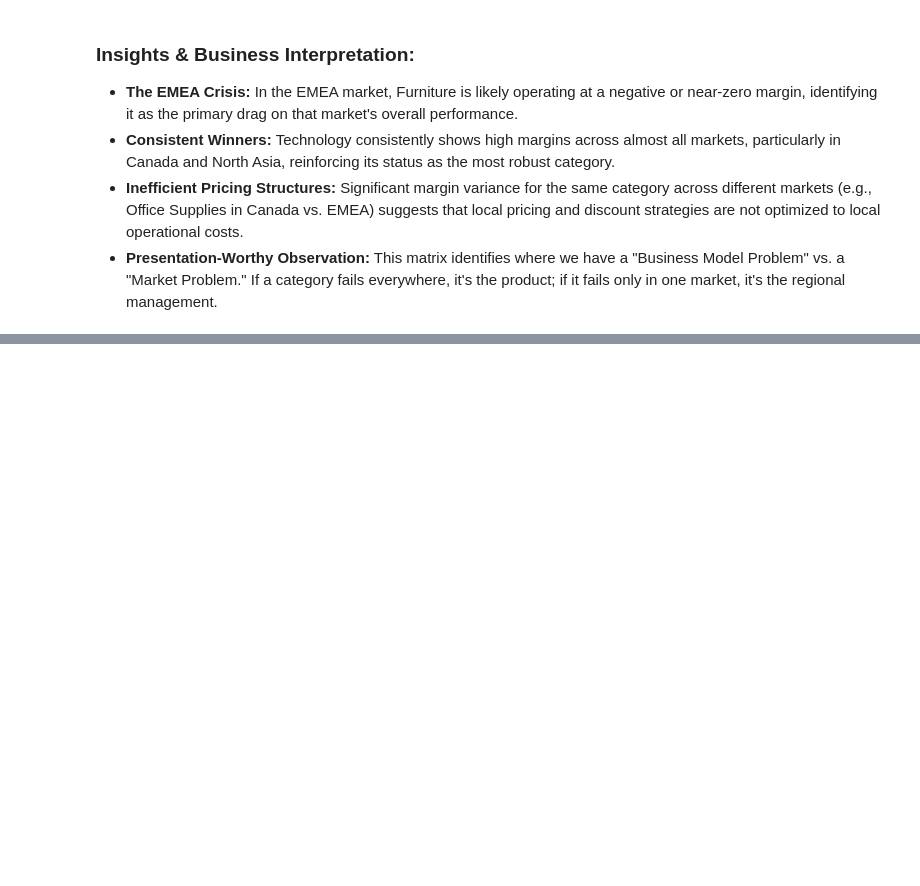
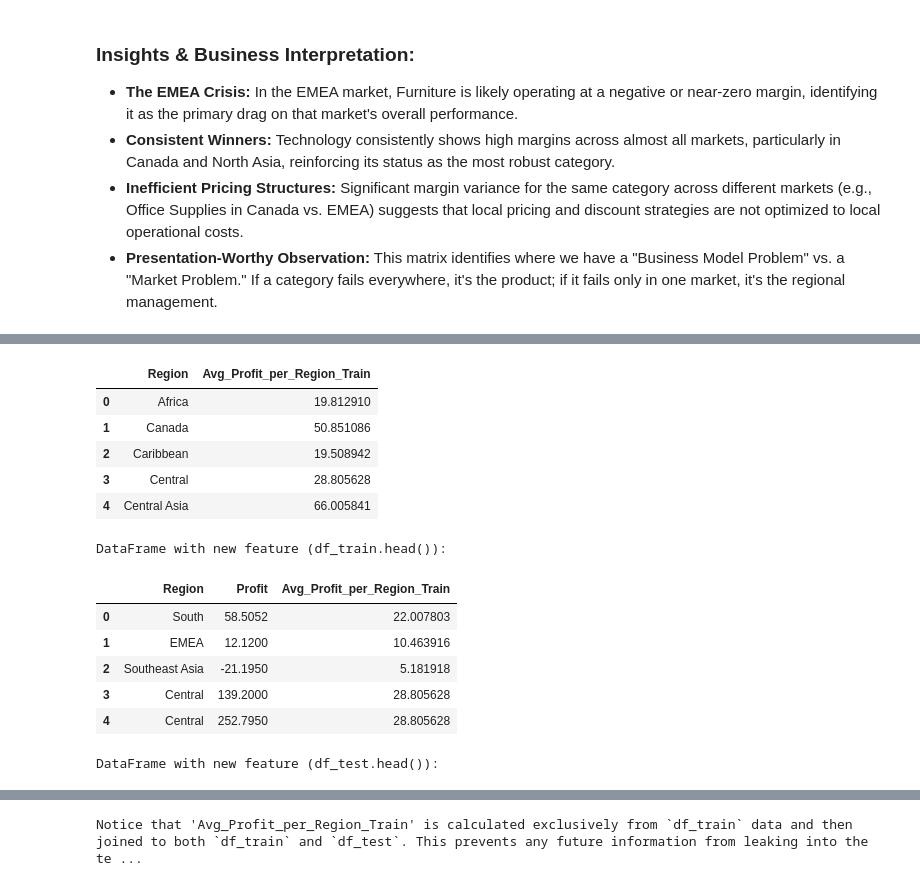
Before and after one commit to ShlokBagwe/Global-Super-Store, a Jupyter notebook: GLobal_SuperStore_Sales_v2.ipynb, the cells around one changed output, grey strips where cells are left out. Drawn from its saved outputs; the diff is of its cells as text; code cells hidden in the pictures; blank space fills up the shorter version.

```diff
--- a/GLobal_SuperStore_Sales_v2.ipynb
+++ b/GLobal_SuperStore_Sales_v2.ipynb
@@ -1032,0 +1093,7 @@ Average Discount for Top 20 Losses: 65.25%
+# %%
+if 'discount_bin' in df.columns:
+    print("Dropping 'discount_bin' as it was an EDA-only feature.")
+    df.drop(columns=['discount_bin'], inplace=True)
+    print(f"Remaining columns: {df.columns.tolist()}")
+else:
+    print("'discount_bin' column not found in DataFrame. No action needed.")
@@ -1032,0 +1105,56 @@ Average Discount for Top 20 Losses: 65.25%
+# %%
+# 1. Explanation of the Train-Test Split Timing Rule for Aggregation Features
+print("\n--- Explanation: Train-Test Split Timing Rule for Aggregation Features ---")
+print("When building machine learning models, especially with time-series or panel data, it is crucial to maintain a strict separation between training and testing data. This is particularly important for features that involve aggregation (e.g., mean, sum, count) across groups or time windows.")
+
+print("\n**Why ALL group-based aggregation features must be computed on TRAINING DATA ONLY and then merged into test data (to prevent Data Leakage):**")
+print("1.  **Data Leakage:** This is the primary reason. Data leakage occurs when information from the test set 'leaks' into the training process. If aggregation features are computed using the entire dataset (including the test set), the model will implicitly learn patterns from the future or unseen data. This leads to an overly optimistic evaluation of the model's performance on the test set, as it has 'seen' some characteristics of the test data during training.")
+print("2.  **Unrealistic Scenario Simulation:** In a real-world deployment, a model will encounter new, unseen data. If aggregations are done using future data, the model will be trained on information that would not be available at the time of prediction, making the deployed model perform worse than expected.")
+print("3.  **Temporal Integrity:** For time-series data, it's vital to ensure that all features are derived from data that chronologically precedes the target variable being predicted. Aggregating across the full dataset violates this temporal order.")
+
+print("\n**The Correct Code Pattern:**")
+print("The correct approach is to:")
+print("    a. Split the data into training and testing sets first (ensuring temporal splits if applicable).")
+print("    b. Compute any group-based or aggregation features *solely* on the training data.")
+print("    c. Apply these computed aggregations (e.g., by mapping or merging) to both the training and testing sets. For the test set, this means using the statistics derived *only* from the training set.")
+
+# 2. Demonstrating the Correct Code Pattern
+print("\n--- Demonstrating Code Pattern ---")
+
+# Assuming 'df' is our DataFrame and 'Year' is a potential time-based split column
+# For simplicity, we'll use a standard train_test_split for now, but in a real-world scenario with time, you'd use a time-based split.
+
+from sklearn.model_selection import train_test_split
+
+# Example: Create an aggregation feature (e.g., average sales per region)
+# Let's say we want to predict 'Profit' and 'Sales' and 'Region' are features.
+
+# Step 1: Split the data into training and testing sets FIRST
+# Using a simple random split for demonstration. For time series, use a time-based split.
+df_train, df_test = train_test_split(df, test_size=0.2, random_state=42)
+
+print(f"\nOriginal DataFrame shape: {df.shape}")
+print(f"Training set shape: {df_train.shape}")
+print(f"Test set shape: {df_test.shape}")
+
+# Step 2: Compute aggregation features ONLY on the training data
+# Example: Average Profit per Region from the training data
+region_avg_profit = df_train.groupby('Region')['Profit'].mean().reset_index()
+region_avg_profit.rename(columns={'Profit': 'Avg_Profit_per_Region_Train'}, inplace=True)
+
+print("\nAverage Profit per Region (computed from training data only):\n")
+display(region_avg_profit.head())
+
+# Step 3: Merge these computed aggregations into BOTH train and test sets
+# This ensures the test set only uses statistics learned from the training data.
+df_train = pd.merge(df_train, region_avg_profit, on='Region', how='left')
+df_test = pd.merge(df_test, region_avg_profit, on='Region', how='left')
+
+print("\nDataFrame with new feature (df_train.head()):\n")
+display(df_train[['Region', 'Profit', 'Avg_Profit_per_Region_Train']].head())
+
+print("\nDataFrame with new feature (df_test.head()):\n")
+display(df_test[['Region', 'Profit', 'Avg_Profit_per_Region_Train']].head())
+
+print("\nNotice that 'Avg_Profit_per_Region_Train' is calculated exclusively from `df_train` data and then joined to both `df_train` and `df_test`. This prevents any future information from leaking into the test set during feature engineering.")
+# %% [output]
@@ -1032,0 +1178,14 @@ Average Discount for Top 20 Losses: 65.25%
+|  | Region | Avg_Profit_per_Region_Train |
+| 0 | Africa | 19.812910 |
+| 1 | Canada | 50.851086 |
+| 2 | Caribbean | 19.508942 |
+| 3 | Central | 28.805628 |
+| 4 | Central Asia | 66.005841 |
+DataFrame with new feature (df_train.head()):
+|  | Region | Profit | Avg_Profit_per_Region_Train |
+| 0 | South | 58.5052 | 22.007803 |
+| 1 | EMEA | 12.1200 | 10.463916 |
+| 2 | Southeast Asia | -21.1950 | 5.181918 |
+| 3 | Central | 139.2000 | 28.805628 |
+| 4 | Central | 252.7950 | 28.805628 |
+DataFrame with new feature (df_test.head()):
@@ -1032,0 +1198 @@ Average Discount for Top 20 Losses: 65.25%
+Notice that 'Avg_Profit_per_Region_Train' is calculated exclusively from `df_train` data and then joined to both `df_train` and `df_test`. This prevents any future information from leaking into the te ...
```
Also changed, not shown: parts of 30 cells of this notebook.
